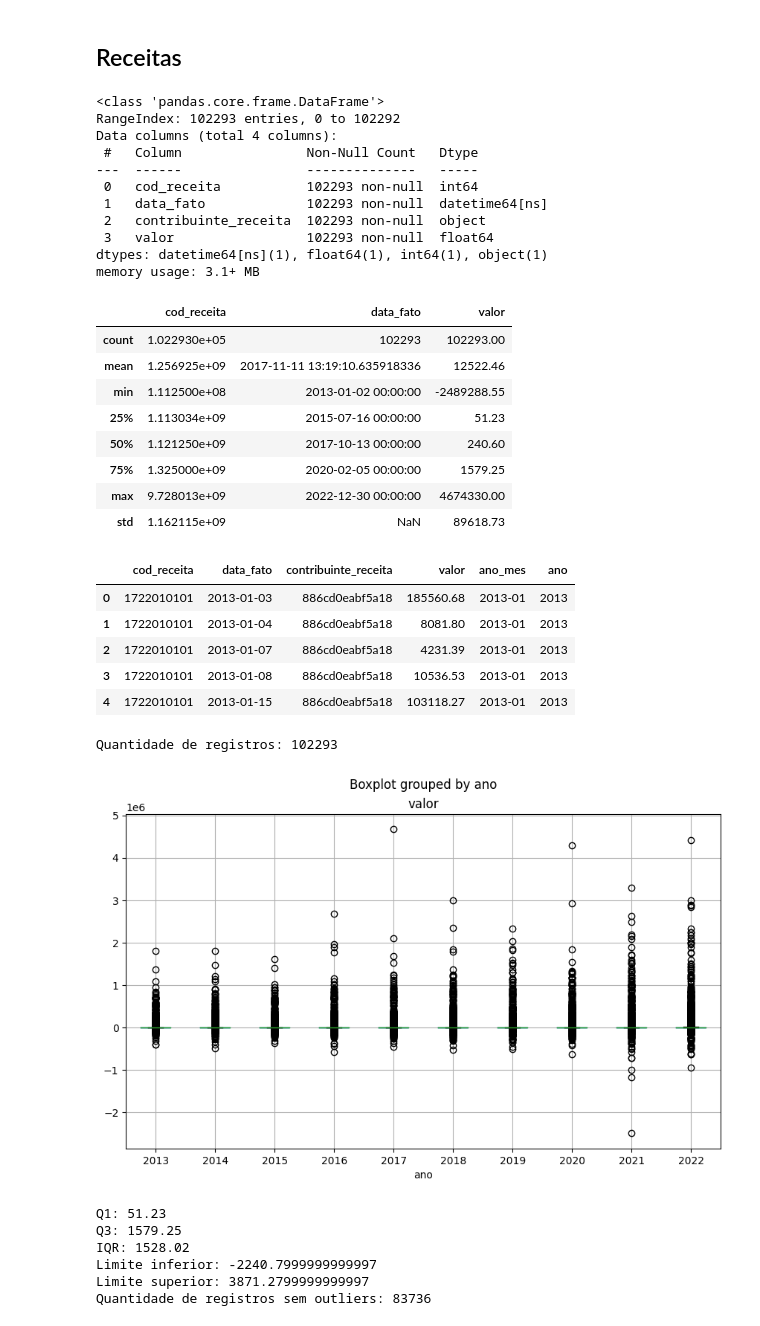
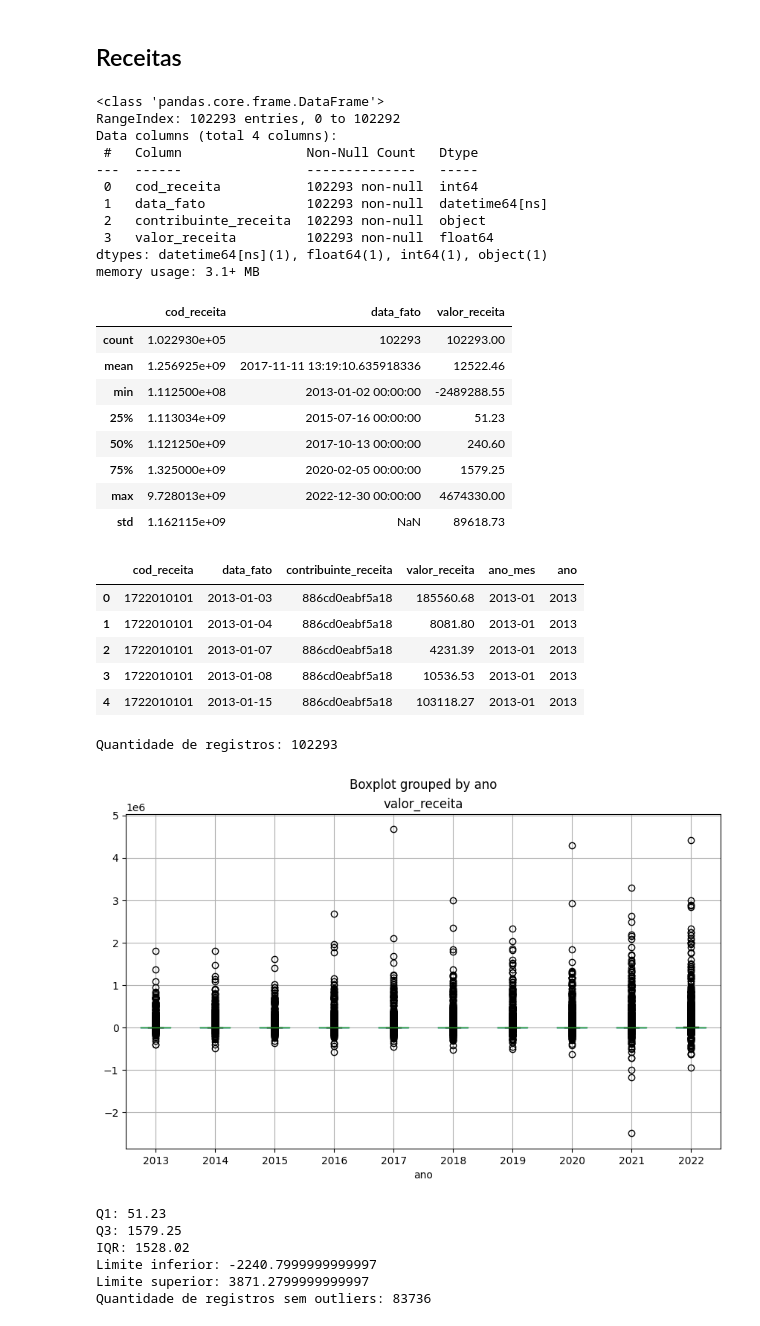
Before and after one commit to AllysonAbreu/neural_network_studies, a Jupyter notebook: notebooks/v2/rede_neural_dados_nuvem.ipynb, the cells around one changed output. Cells and saved outputs as stored; diff of their text form; code cells hidden in the pictures.

```diff
--- a/notebooks/v2/rede_neural_dados_nuvem.ipynb
+++ b/notebooks/v2/rede_neural_dados_nuvem.ipynb
@@ -33,5 +33,6 @@ def query_banco(query, dados_conexao):
 # %%
 df_receitas = query_banco("SELECT * FROM Fato_Receita", dados_conexao)
 df_receitas.drop(columns=['id','uid_fato_receita'], inplace=True)
+df_receitas.rename(columns={'valor':'valor_receita'}, inplace=True)
 df_receitas.head()
 # %% [output]
@@ -124,13 +148,13 @@ Data columns (total 4 columns):
  0   cod_receita           102293 non-null  int64
  1   data_fato             102293 non-null  datetime64[ns]
  2   contribuinte_receita  102293 non-null  object
- 3   valor                 102293 non-null  float64
+ 3   valor_receita         102293 non-null  float64
 dtypes: datetime64[ns](1), float64(1), int64(1), object(1)
 memory usage: 3.1+ MB
 # %%
 df_receitas.describe().round(2)
 # %% [output]
-|  | cod_receita | data_fato | valor |
+|  | cod_receita | data_fato | valor_receita |
 | count | 1.022930e+05 | 102293 | 102293.00 |
 | mean | 1.256925e+09 | 2017-11-11 13:19:10.635918336 | 12522.46 |
 | min | 1.112500e+08 | 2013-01-02 00:00:00 | -2489288.55 |
@@ -143,15 +167,15 @@ df_receitas.describe().round(2)
 df_receitas_com_outliers = cria_colunas_tempo(df_receitas,'data_fato')
 df_receitas_com_outliers.head()
 # %% [output]
-|  | cod_receita | data_fato | contribuinte_receita | valor | ano_mes | ano |
+|  | cod_receita | data_fato | contribuinte_receita | valor_receita | ano_mes | ano |
 | 0 | 1722010101 | 2013-01-03 | 886cd0eabf5a18 | 185560.68 | 2013-01 | 2013 |
 | 1 | 1722010101 | 2013-01-04 | 886cd0eabf5a18 | 8081.80 | 2013-01 | 2013 |
 | 2 | 1722010101 | 2013-01-07 | 886cd0eabf5a18 | 4231.39 | 2013-01 | 2013 |
 | 3 | 1722010101 | 2013-01-08 | 886cd0eabf5a18 | 10536.53 | 2013-01 | 2013 |
 | 4 | 1722010101 | 2013-01-15 | 886cd0eabf5a18 | 103118.27 | 2013-01 | 2013 |
 # %%
-box_plot(df_receitas_com_outliers, 'ano', 'valor')
+box_plot(df_receitas_com_outliers, 'ano', 'valor_receita')
 # %% [output]
 Quantidade de registros: 102293
-[figure, old version]
+[figure, new version]
 # %%
```
Also changed, not shown: parts of 29 cells of this notebook.
